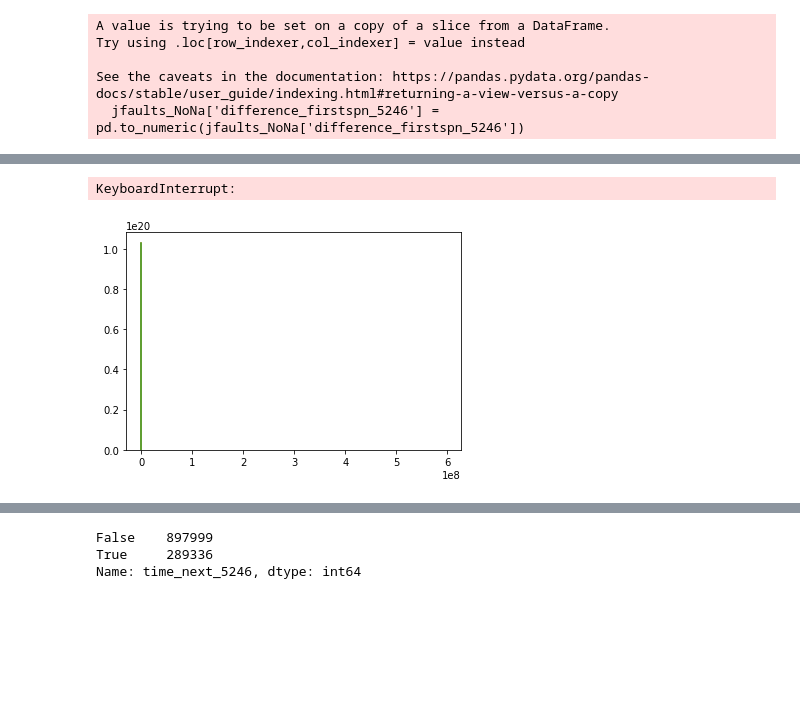
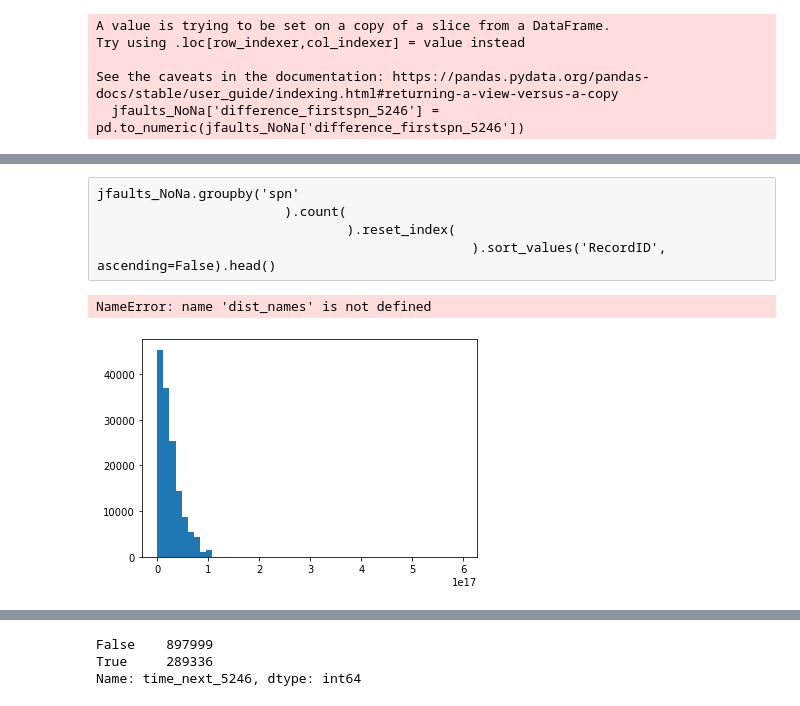
Before and after one commit to nss-data-science-cohort-5/big_g_express-roll_on_eighteen_wheelers, a Jupyter notebook: notebook.ipynb, the cells around one changed output, grey strips where cells are left out. Drawn from its saved outputs; the diff is of its cells as text; code cells hidden in the pictures; blank space fills up the shorter version.

```diff
--- a/notebook.ipynb
+++ b/notebook.ipynb
@@ -163,40 +155,45 @@ jfaults_NoNa.groupby('spn'
+# %% [raw]
+jfaults_NoNa.groupby('spn'
+                        ).count(
+                                ).reset_index(
+                                                ).sort_values('RecordID', ascending=False).head()
 # %%
 # plot distribution without log transformation
 # size is sample size
 # y will be the values to be counted
 
 #use spn_111 as a test
 #step_1 define the dataframe by spn.
 
 #throwing out greater than 1 year or whatever
-#spn_111 = spn_111.loc[spn_111.difference_firstspn_5246 < 31536000]
+#spn_111 = jfaults_NoNa.loc[spn_111.difference_firstspn_5246 < 31536000]
 #find sample size
+spn_111 = jfaults_NoNa.loc[jfaults_NoNa.spn== 111, :]
 size = spn_111.shape[0]
-spn_1569 = jfaults_NoNa.loc[jfaults_NoNa.spn== 1569, :]
-x = np.linspace(0, spn_1569['difference_firstspn_5246'].max(), 1000)
-y = spn_1569['difference_firstspn_5246']
+x = np.linspace(0, spn_111['difference_firstspn_5246'].max(), 1000)
+y = spn_111['difference_firstspn_5246']
 
 
 plt.hist(y,
         bins = 50)
 # List the distributions to be fitted
 #dist_names = ['alpha', 'beta', 'expon', 'gamma', 'norm', 'rayleigh']
 
 # Fit the distributions to the data and plot their probability density functions
-for dist_name in dist_names:
+#for dist_name in dist_names:
     dist = getattr(scipy.stats, 'weibull_min')
     param = dist.fit(y)
     pdf_fitted = dist.pdf(x, *param[:-2], loc=param[-2], scale=param[-1])*size
     plt.plot(pdf_fitted, label=dist_name)
     #plt.xlim(0,1000000)
 plt.legend(loc='upper right')
 plt.title('Time to 5246 Distribution')
 plt.xlabel("Failure Time")
 plt.ylabel("Frequency")
 plt.show()
 # %% [output]
-KeyboardInterrupt:
+NameError: name 'dist_names' is not defined
-[figure, old version]
+[figure, new version]
 # %%
 spn_1569 = jfaults_NoNa.loc[jfaults_NoNa.spn== 1569, :]
 x = np.linspace(0, spn_1569['difference_firstspn_5246'].max(), 1000)
```
Also changed, not shown: parts of 12 cells of this notebook.
